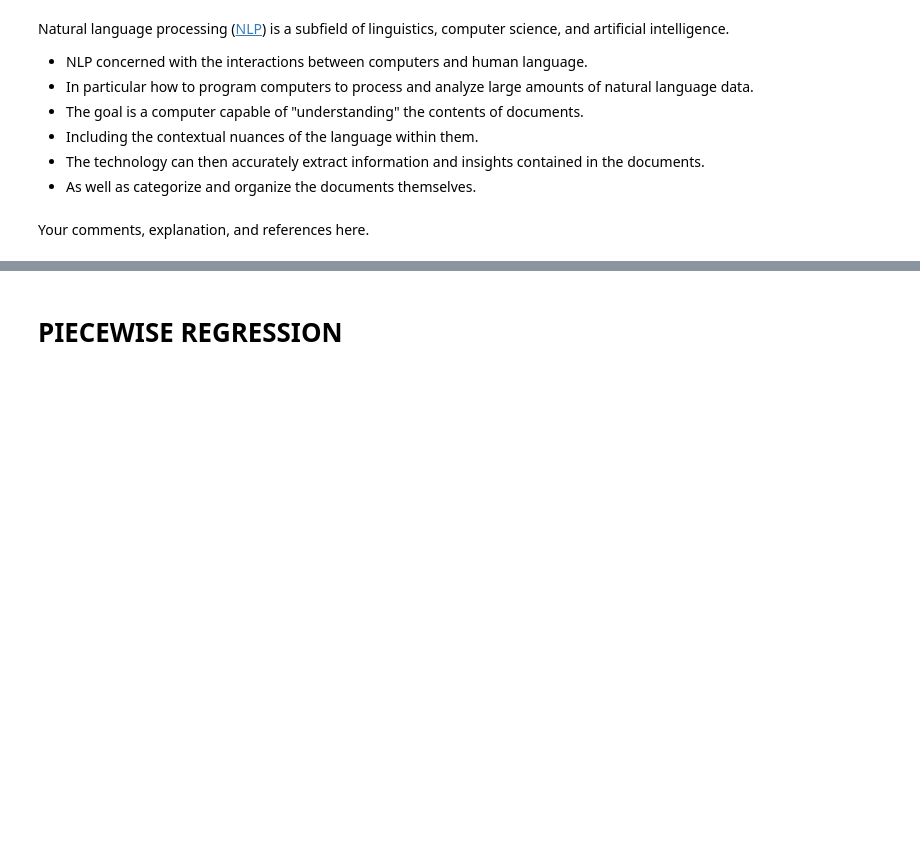
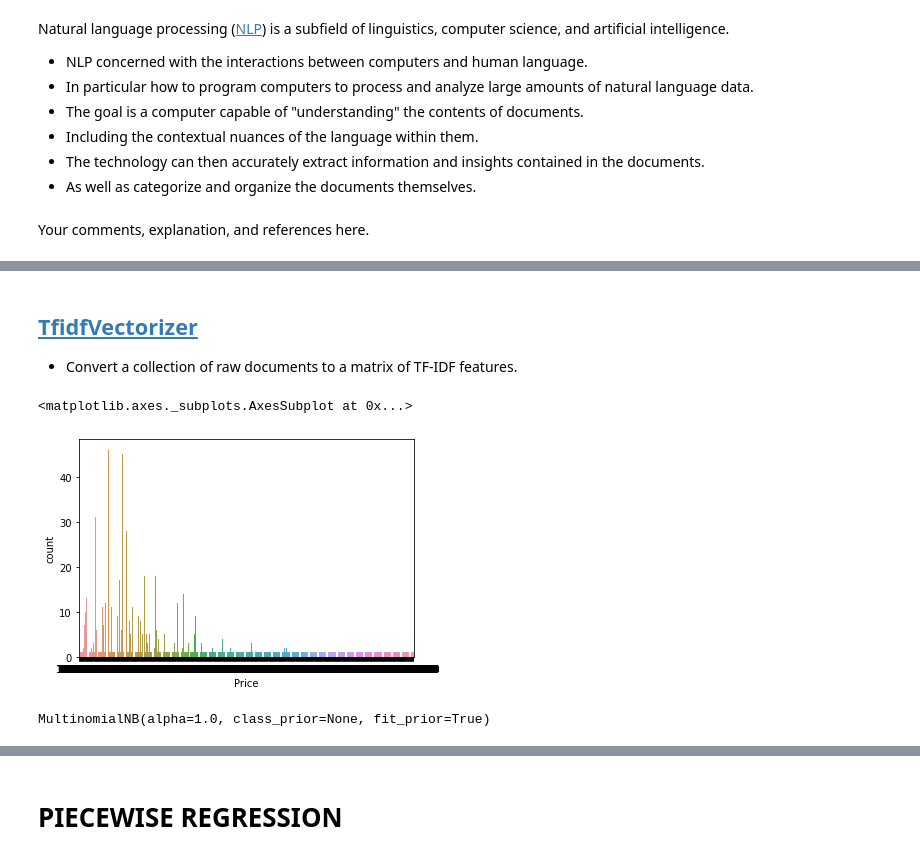
Before and after one commit to tomkeane07/AI-Projects-UL, a Jupyter notebook: semester3/MachineLearningApplications/E3/E3.ipynb, the cells around one changed output, grey strips where cells are left out. Cells and saved outputs as stored; diff of their text form; code cells hidden in the pictures; blank space fills up the shorter version.

```diff
--- a/semester3/MachineLearningApplications/E3/E3.ipynb
+++ b/semester3/MachineLearningApplications/E3/E3.ipynb
@@ -412,0 +486,3 @@ Your comments, explanation, and references here.
+# %%
+nlp_df = nlp_preprocessing(nlp_df, 'Descr_Featu')
+display(nlp_df['Descr_Featu'].tail())
@@ -412,0 +498,28 @@ Your comments, explanation, and references here.
+# %% [markdown]
+## [TfidfVectorizer](https://scikit-learn.org/stable/modules/generated/sklearn.feature_extraction.text.TfidfVectorizer.html)
+- Convert a collection of raw documents to a matrix of TF-IDF features.
+# %%
+from sklearn.feature_extraction.text import TfidfVectorizer
+from imblearn.combine import SMOTETomek
+
+vectorizer = TfidfVectorizer(stop_words='english', max_features= 300, max_df=0.5, smooth_idf=True)
+# print(vectorizer)
+X = vectorizer.fit_transform(nlp_df['Descr_Featu'])
+y = nlp_df['Price']
+smk= SMOTETomek()
+# %%
+X_train, X_test, y_train, y_test = train_test_split(X, y, test_size = 0.20, random_state = 0)
+
+# X_bal, y_bal = smk.fit_sample(X, y)
+display(sns.countplot(y))
+# %% [output]
+<matplotlib.axes._subplots.AxesSubplot at 0x...>
+[figure, added]
+# %%
+# create a model
+MNB = MultinomialNB()
+
+# fit to data
+MNB.fit(X_train, y_train)
+# %% [output]
+MultinomialNB(alpha=1.0, class_prior=None, fit_prior=True)
```
Also changed, not shown: parts of 17 cells of this notebook.
